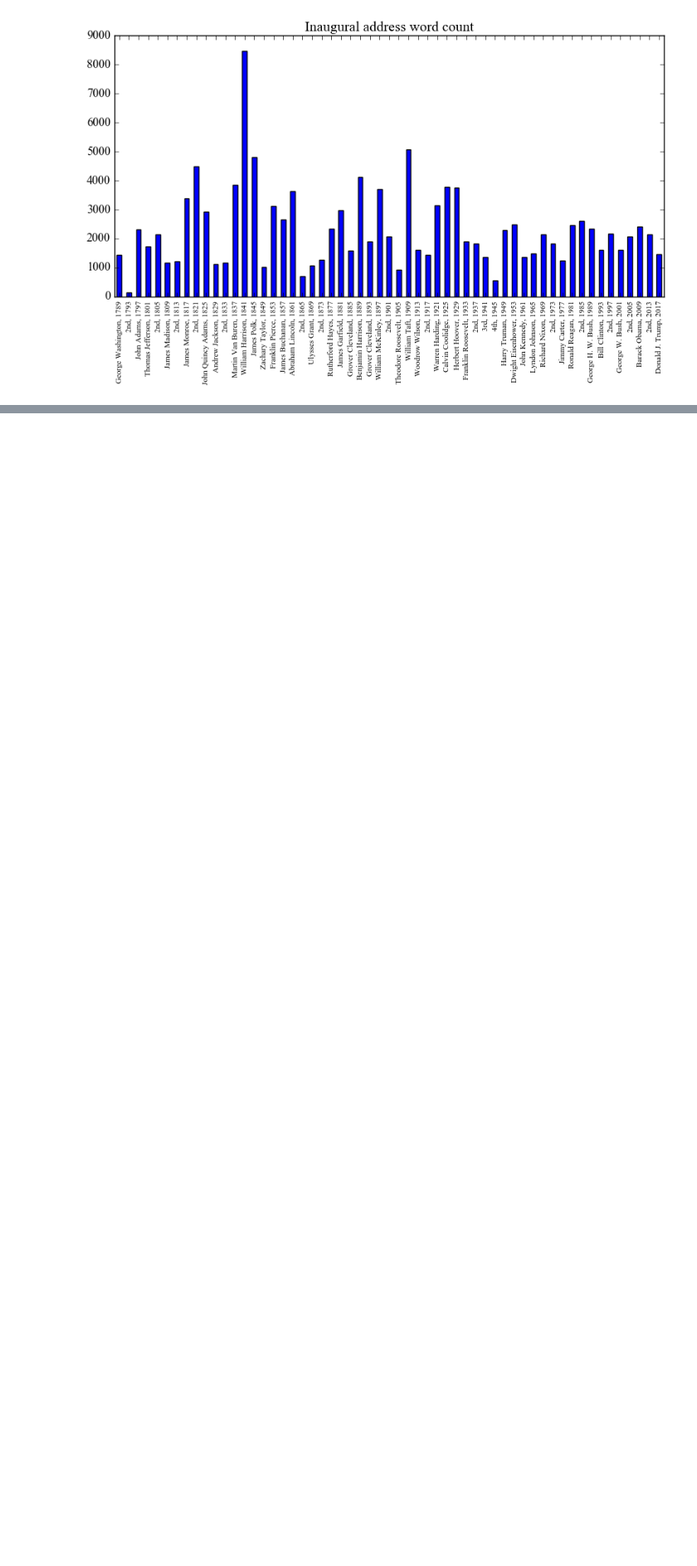
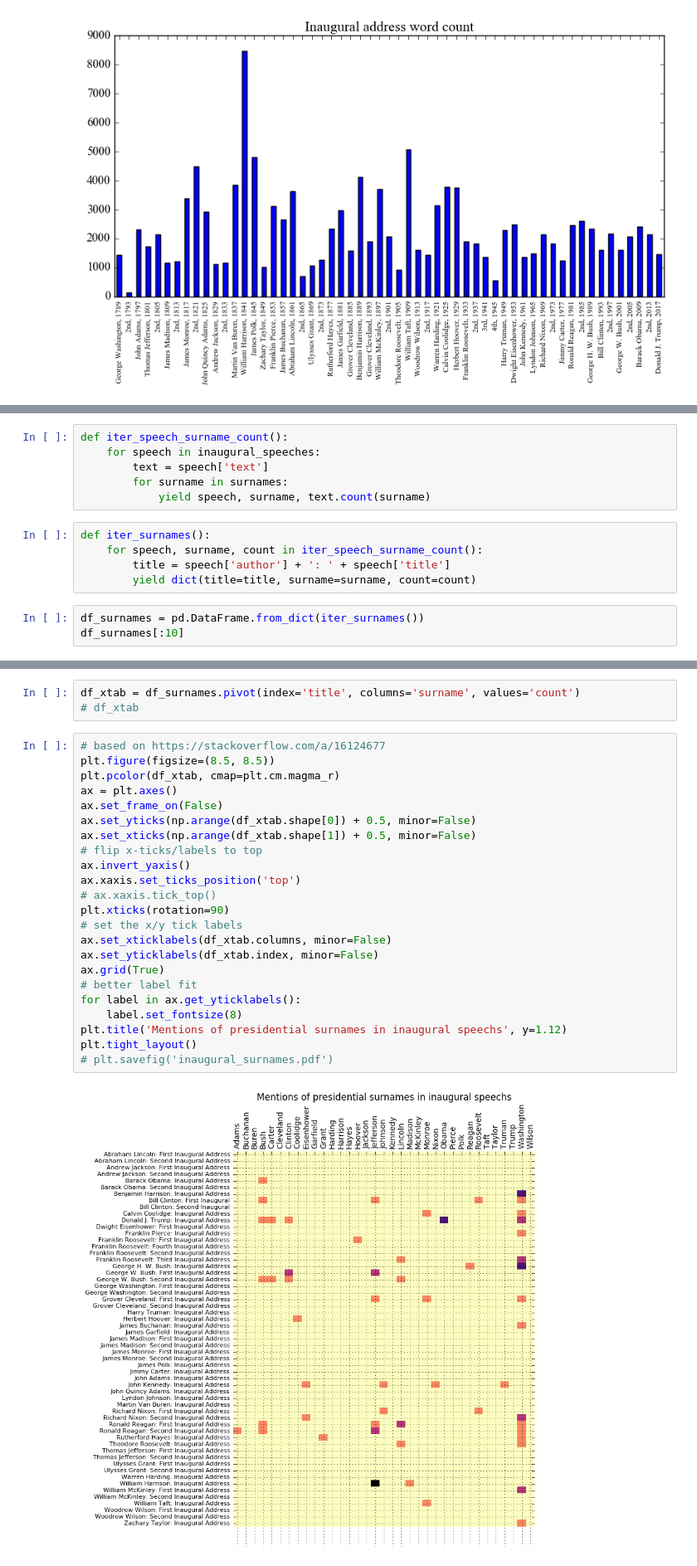
Before and after one commit to chbrown/presidents, a Jupyter notebook: notebooks/Words-with-Trump.ipynb, the cells around one changed output, grey strips where cells are left out. Shown at 83% size. Drawn from its saved outputs; the diff is of its cells as text; blank space fills up the shorter version.

```diff
--- a/notebooks/Words-with-Trump.ipynb
+++ b/notebooks/Words-with-Trump.ipynb
@@ -144,0 +157,14 @@ plt.tight_layout()
+# %%
+def iter_speech_surname_count():
+    for speech in inaugural_speeches:
+        text = speech['text']
+        for surname in surnames:
+            yield speech, surname, text.count(surname)
+# %%
+def iter_surnames():
+    for speech, surname, count in iter_speech_surname_count():
+        title = speech['author'] + ': ' + speech['title']
+        yield dict(title=title, surname=surname, count=count)
+# %%
+df_surnames = pd.DataFrame.from_dict(iter_surnames())
+df_surnames[:10]
@@ -144,0 +183,28 @@ plt.tight_layout()
+# %%
+df_xtab = df_surnames.pivot(index='title', columns='surname', values='count')
+# df_xtab
+# %%
+# based on https://stackoverflow.com/a/16124677
+plt.figure(figsize=(8.5, 8.5))
+plt.pcolor(df_xtab, cmap=plt.cm.magma_r)
+ax = plt.axes()
+ax.set_frame_on(False)
+ax.set_yticks(np.arange(df_xtab.shape[0]) + 0.5, minor=False)
+ax.set_xticks(np.arange(df_xtab.shape[1]) + 0.5, minor=False)
+# flip x-ticks/labels to top
+ax.invert_yaxis()
+ax.xaxis.set_ticks_position('top')
+# ax.xaxis.tick_top()
+plt.xticks(rotation=90)
+# set the x/y tick labels
+ax.set_xticklabels(df_xtab.columns, minor=False)
+ax.set_yticklabels(df_xtab.index, minor=False)
+ax.grid(True)
+# better label fit
+for label in ax.get_yticklabels():
+    label.set_fontsize(8)
+plt.title('Mentions of presidential surnames in inaugural speechs', y=1.12)
+plt.tight_layout()
+# plt.savefig('inaugural_surnames.pdf')
+# %% [output]
+[figure, added]
```
Also changed, not shown: parts of 12 cells of this notebook, 2 other files.
